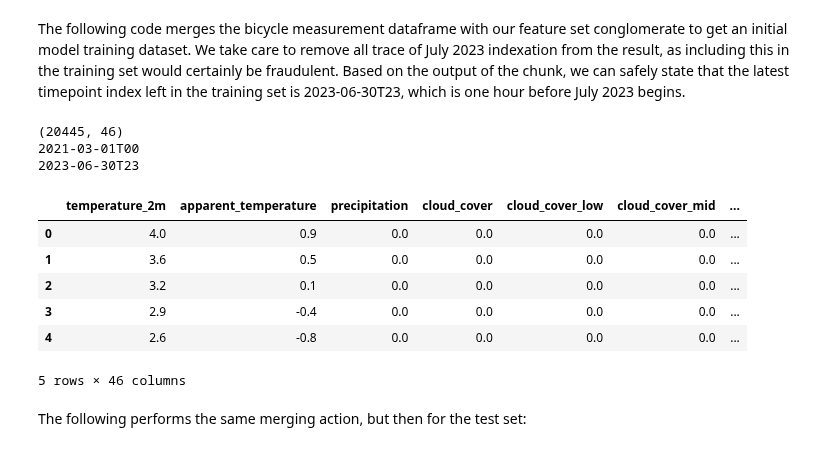
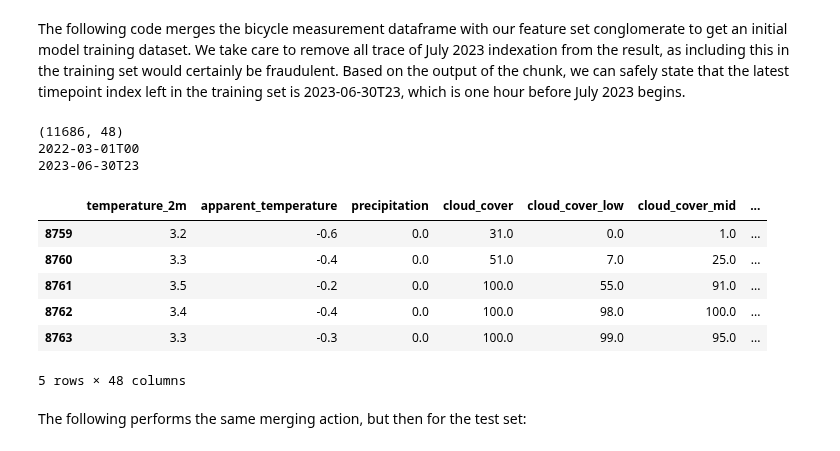
Before and after one commit to Lucmeister55/MLLS_Project1, a Jupyter notebook: LucaVisser-project-1-notebook.ipynb, the cells around one changed output. Saved outputs shown, nothing was run; the diff lists cells and outputs as text; code cells hidden in the pictures.

```diff
--- a/LucaVisser-project-1-notebook.ipynb
+++ b/LucaVisser-project-1-notebook.ipynb
@@ -165,7 +189,6 @@ Ideally, we would add lagged variables from other bike counters in Ghent, such a
 # %%
 coupurelinks["Date_hour"] = coupurelinks['Ordening'].str.extract(r'^(.*?T\d{2})..')
 
-imputer = SimpleImputer()
 coupurelinks_imputed = imputer.fit_transform(coupurelinks.filter(regex='^Totaal', axis=1))
 coupurelinks[coupurelinks.filter(regex='^Totaal', axis=1).columns] = coupurelinks_imputed.round().astype(int)
 
@@ -175,11 +198,4 @@ coupurelinks = coupurelinks.set_index(pd.DatetimeIndex(coupurelinks['Date_hour']
 coupurelinks['LaggedTotaal_CL_year'] = coupurelinks['Totaal_CL'].shift(freq=pd.DateOffset(years=1))
 coupurelinks = coupurelinks.reset_index(drop = True)
 coupurelinks.head()
-
-bicycle_data = bicycle_data.merge(coupurelinks.loc[:, ["Date_hour", 'LaggedTotaal_CL_year']], how = "inner", on = "Date_hour")
-
-bicycle_imputed = imputer.fit_transform(bicycle_data.filter(regex='^Lagged', axis=1))
-bicycle_data[bicycle_data.filter(regex='^Lagged', axis=1).columns] = bicycle_imputed.round().astype(int)
-
-bicycle_data.head()
 # %% [output]
@@ -193,0 +210,14 @@ Lo and behold, no more missing values. However, a sizeable chunk of the lag feat
+# %%
+# Groendreef
+
+groendreef["Date_hour"] = groendreef['Ordening'].str.extract(r'^(.*?T\d{2})..')
+
+groendreef_imputed = imputer.fit_transform(groendreef.filter(regex='^Totaal', axis=1))
+groendreef[groendreef.filter(regex='^Totaal', axis=1).columns] = groendreef_imputed.round().astype(int)
+
+groendreef = groendreef.groupby(['Datum', 'Date_hour']).agg({'Totaal_GD': "sum"}).reset_index()
+groendreef = groendreef.set_index(pd.DatetimeIndex(groendreef['Date_hour']))
+
+groendreef['LaggedTotaal_GD_year'] = groendreef['Totaal_GD'].shift(freq=pd.DateOffset(years=1))
+groendreef = groendreef.reset_index(drop = True)
+groendreef.head()
@@ -193,0 +231,14 @@ Lo and behold, no more missing values. However, a sizeable chunk of the lag feat
+# %%
+# Zuidparklaan
+
+zuidparklaan["Date_hour"] = zuidparklaan['Ordening'].str.extract(r'^(.*?T\d{2})..')
+
+zuidparklaan_imputed = imputer.fit_transform(zuidparklaan.filter(regex='^Totaal', axis=1))
+zuidparklaan[zuidparklaan.filter(regex='^Totaal', axis=1).columns] = zuidparklaan_imputed.round().astype(int)
+
+zuidparklaan = zuidparklaan.groupby(['Datum', 'Date_hour']).agg({'Totaal_ZPL': "sum"}).reset_index()
+zuidparklaan = zuidparklaan.set_index(pd.DatetimeIndex(zuidparklaan['Date_hour']))
+
+zuidparklaan['LaggedTotaal_ZPL_year'] = zuidparklaan['Totaal_ZPL'].shift(freq=pd.DateOffset(years=1))
+zuidparklaan = zuidparklaan.reset_index(drop = True)
+zuidparklaan.head()
@@ -193,0 +252,6 @@ Lo and behold, no more missing values. However, a sizeable chunk of the lag feat
+# %%
+bicycle_data = bicycle_data.merge(coupurelinks.loc[:, ["Date_hour", 'LaggedTotaal_CL_year']], how = "inner", on = "Date_hour")
+bicycle_data = bicycle_data.merge(groendreef.loc[:, ["Date_hour", 'LaggedTotaal_GD_year']], how = "inner", on = "Date_hour")
+bicycle_data = bicycle_data.merge(zuidparklaan.loc[:, ["Date_hour", 'LaggedTotaal_ZPL_year']], how = "inner", on = "Date_hour")
+print(bicycle_data.isna().sum())
+bicycle_data.head()
@@ -368,23 +464,23 @@ feature_data.head()
 The following code merges the bicycle measurement dataframe with our feature set conglomerate to get an initial model training dataset. We take care to remove all trace of July 2023 indexation from the result, as including this in the training set would certainly be fraudulent. Based on the output of the chunk, we can safely state that the latest timepoint index left in the training set is 2023-06-30T23, which is one hour before July 2023 begins.
 # %%
 all_data = feature_data.merge(bicycle_data, on = "Date_hour")
-train_data = all_data[(all_data["Date_hour"] < min(test_rawdata["Date_hour"])) & (all_data["Date_hour"] > "2021")]
+train_data = all_data[(all_data["Date_hour"] < min(test_rawdata["Date_hour"])) & (all_data["Date_hour"] > "2022-03")]
 
 print(train_data.shape)
 print(min(train_data["Date_hour"]))
 print(max(train_data["Date_hour"]))
 train_data.head()
 # %% [output]
-(20445, 46)
-2021-03-01T00
+(11686, 48)
+2022-03-01T00
 2023-06-30T23
 |  | temperature_2m | apparent_temperature | precipitation | cloud_cover | cloud_cover_low | cloud_cover_mid | ... |
-| 0 | 4.0 | 0.9 | 0.0 | 0.0 | 0.0 | 0.0 | ... |
-| 1 | 3.6 | 0.5 | 0.0 | 0.0 | 0.0 | 0.0 | ... |
-| 2 | 3.2 | 0.1 | 0.0 | 0.0 | 0.0 | 0.0 | ... |
-| 3 | 2.9 | -0.4 | 0.0 | 0.0 | 0.0 | 0.0 | ... |
-| 4 | 2.6 | -0.8 | 0.0 | 0.0 | 0.0 | 0.0 | ... |
+| 8759 | 3.2 | -0.6 | 0.0 | 31.0 | 0.0 | 1.0 | ... |
+| 8760 | 3.3 | -0.4 | 0.0 | 51.0 | 7.0 | 25.0 | ... |
+| 8761 | 3.5 | -0.2 | 0.0 | 100.0 | 55.0 | 91.0 | ... |
+| 8762 | 3.4 | -0.4 | 0.0 | 100.0 | 98.0 | 100.0 | ... |
+| 8763 | 3.3 | -0.3 | 0.0 | 100.0 | 99.0 | 95.0 | ... |
-5 rows × 46 columns
+5 rows × 48 columns
 # %% [markdown]
 The following performs the same merging action, but then for the test set:
 # %%
```
Also changed, not shown: parts of 41 cells of this notebook, 1 other file.
